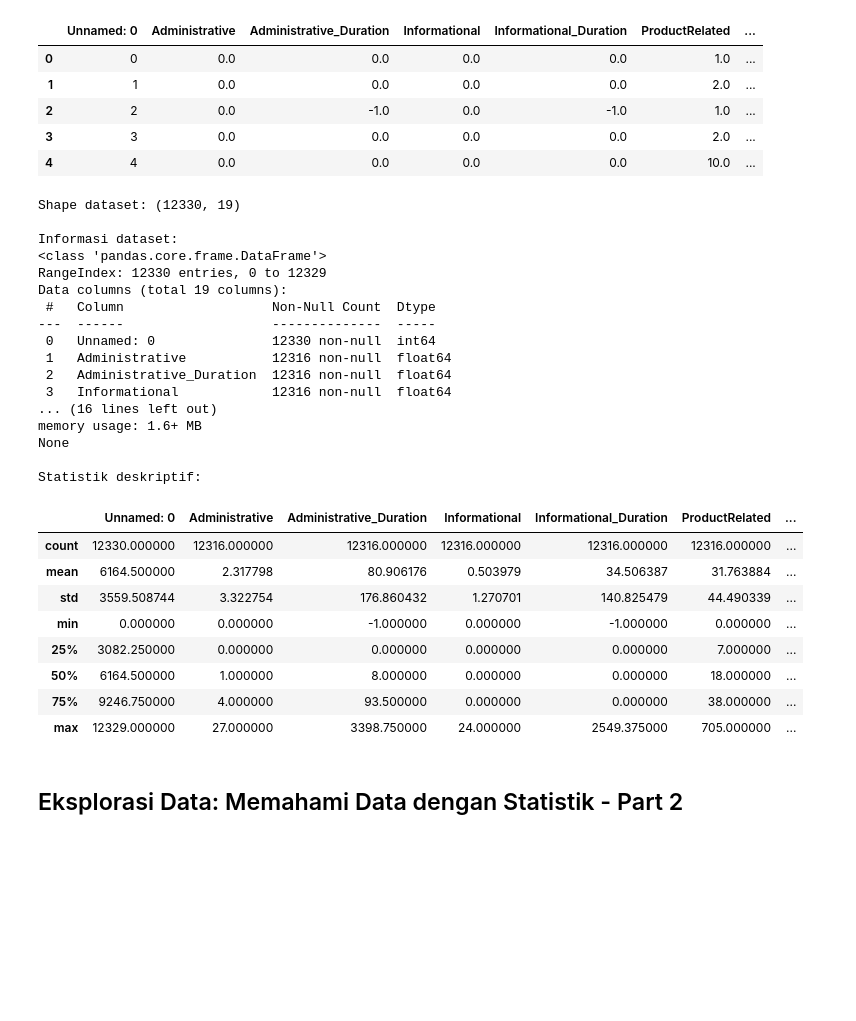
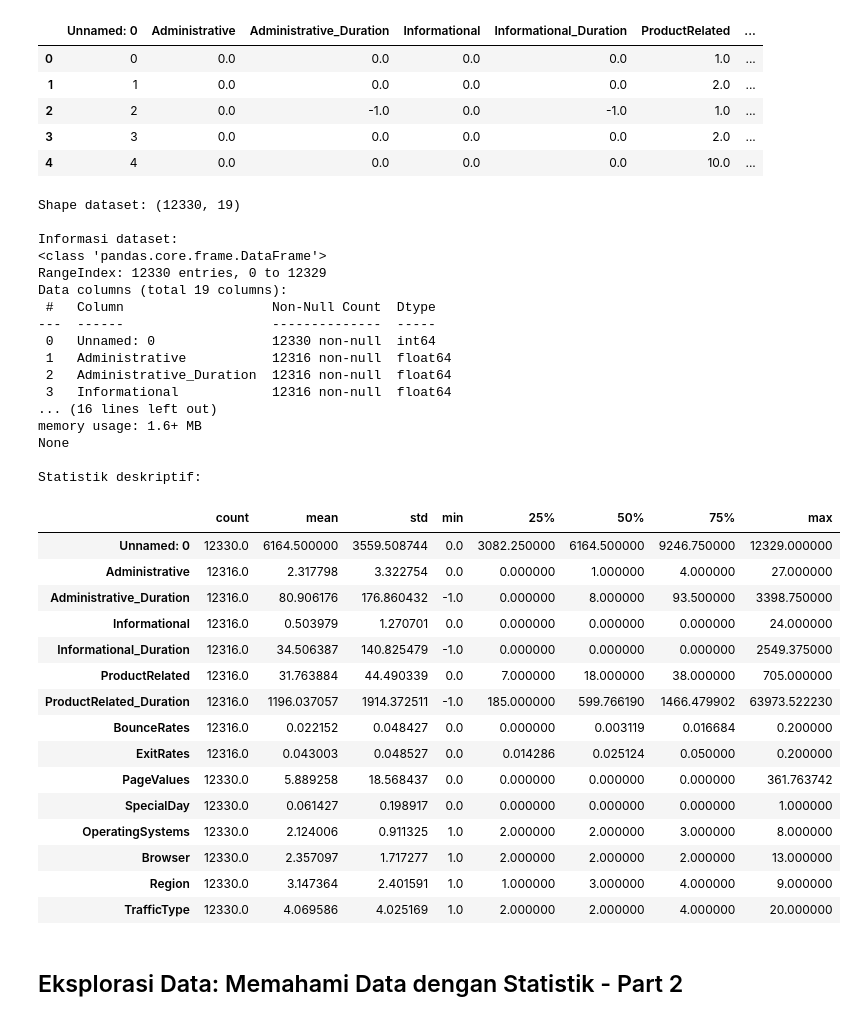
Before and after one commit to razymawardi/DQLab-Course-Projects, a Jupyter notebook: Machine Learning With Python for Beginner/Machine Learning With Python for Beginner.ipynb, the cells around one changed output. Saved outputs shown, nothing was run; the diff lists cells and outputs as text; code cells hidden in the pictures; blank space fills up the shorter version.

```diff
--- a/Machine Learning With Python for Beginner/Machine Learning With Python for Beginner.ipynb
+++ b/Machine Learning With Python for Beginner/Machine Learning With Python for Beginner.ipynb
@@ -44,36 +44,43 @@ Lima data teratas:
 # %%
 print('Shape dataset:', dataset.shape)
 print('\nInformasi dataset:')
 print(dataset.info())
 print('\nStatistik deskriptif:\n')
-dataset.describe()
+dataset.describe().T
 # %% [output]
 Shape dataset: (12330, 19)
 
 Informasi dataset:
 <class 'pandas.core.frame.DataFrame'>
 RangeIndex: 12330 entries, 0 to 12329
 Data columns (total 19 columns):
  #   Column                   Non-Null Count  Dtype
 ---  ------                   --------------  -----
  0   Unnamed: 0               12330 non-null  int64
  1   Administrative           12316 non-null  float64
  2   Administrative_Duration  12316 non-null  float64
  3   Informational            12316 non-null  float64
 ... (16 lines left out)
 memory usage: 1.6+ MB
 None
 
 Statistik deskriptif:
-|  | Unnamed: 0 | Administrative | Administrative_Duration | Informational | Informational_Duration | ProductRelated | ... |
-| count | 12330.000000 | 12316.000000 | 12316.000000 | 12316.000000 | 12316.000000 | 12316.000000 | ... |
-| mean | 6164.500000 | 2.317798 | 80.906176 | 0.503979 | 34.506387 | 31.763884 | ... |
-| std | 3559.508744 | 3.322754 | 176.860432 | 1.270701 | 140.825479 | 44.490339 | ... |
-| min | 0.000000 | 0.000000 | -1.000000 | 0.000000 | -1.000000 | 0.000000 | ... |
-| 25% | 3082.250000 | 0.000000 | 0.000000 | 0.000000 | 0.000000 | 7.000000 | ... |
-| 50% | 6164.500000 | 1.000000 | 8.000000 | 0.000000 | 0.000000 | 18.000000 | ... |
-| 75% | 9246.750000 | 4.000000 | 93.500000 | 0.000000 | 0.000000 | 38.000000 | ... |
-| max | 12329.000000 | 27.000000 | 3398.750000 | 24.000000 | 2549.375000 | 705.000000 | ... |
+|  | count | mean | std | min | 25% | 50% | 75% | max |
+| Unnamed: 0 | 12330.0 | 6164.500000 | 3559.508744 | 0.0 | 3082.250000 | 6164.500000 | 9246.750000 | 12329.000000 |
+| Administrative | 12316.0 | 2.317798 | 3.322754 | 0.0 | 0.000000 | 1.000000 | 4.000000 | 27.000000 |
+| Administrative_Duration | 12316.0 | 80.906176 | 176.860432 | -1.0 | 0.000000 | 8.000000 | 93.500000 | 3398.750000 |
+| Informational | 12316.0 | 0.503979 | 1.270701 | 0.0 | 0.000000 | 0.000000 | 0.000000 | 24.000000 |
+| Informational_Duration | 12316.0 | 34.506387 | 140.825479 | -1.0 | 0.000000 | 0.000000 | 0.000000 | 2549.375000 |
+| ProductRelated | 12316.0 | 31.763884 | 44.490339 | 0.0 | 7.000000 | 18.000000 | 38.000000 | 705.000000 |
+| ProductRelated_Duration | 12316.0 | 1196.037057 | 1914.372511 | -1.0 | 185.000000 | 599.766190 | 1466.479902 | 63973.522230 |
+| BounceRates | 12316.0 | 0.022152 | 0.048427 | 0.0 | 0.000000 | 0.003119 | 0.016684 | 0.200000 |
+| ExitRates | 12316.0 | 0.043003 | 0.048527 | 0.0 | 0.014286 | 0.025124 | 0.050000 | 0.200000 |
+| PageValues | 12330.0 | 5.889258 | 18.568437 | 0.0 | 0.000000 | 0.000000 | 0.000000 | 361.763742 |
+| SpecialDay | 12330.0 | 0.061427 | 0.198917 | 0.0 | 0.000000 | 0.000000 | 0.000000 | 1.000000 |
+| OperatingSystems | 12330.0 | 2.124006 | 0.911325 | 1.0 | 2.000000 | 2.000000 | 3.000000 | 8.000000 |
+| Browser | 12330.0 | 2.357097 | 1.717277 | 1.0 | 2.000000 | 2.000000 | 2.000000 | 13.000000 |
+| Region | 12330.0 | 3.147364 | 2.401591 | 1.0 | 1.000000 | 3.000000 | 4.000000 | 9.000000 |
+| TrafficType | 12330.0 | 4.069586 | 4.025169 | 1.0 | 2.000000 | 2.000000 | 4.000000 | 20.000000 |
 # %% [markdown]
 ## Eksplorasi Data: Memahami Data dengan Statistik - Part 2
 # %% [markdown]
```
Also changed, not shown: parts of 5 cells of this notebook.
